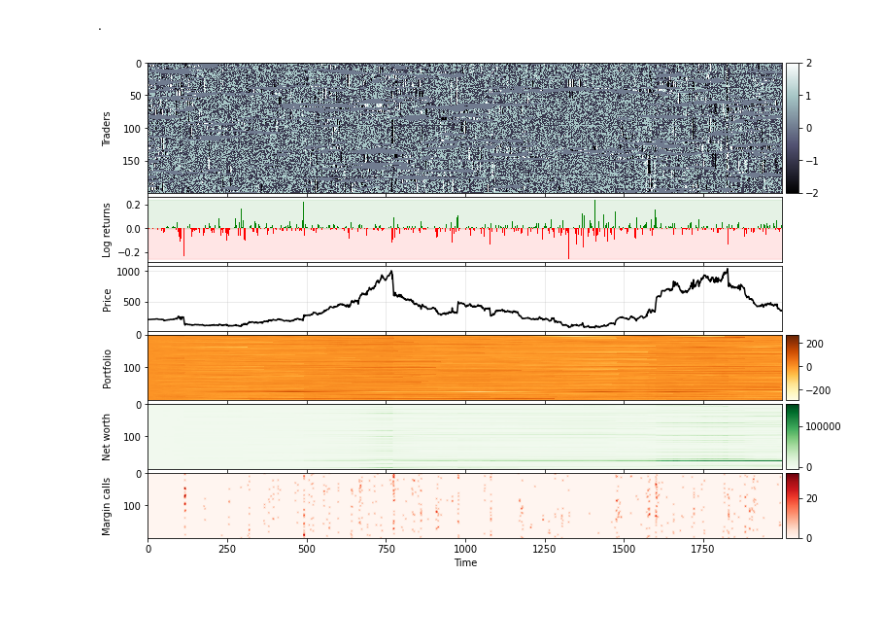
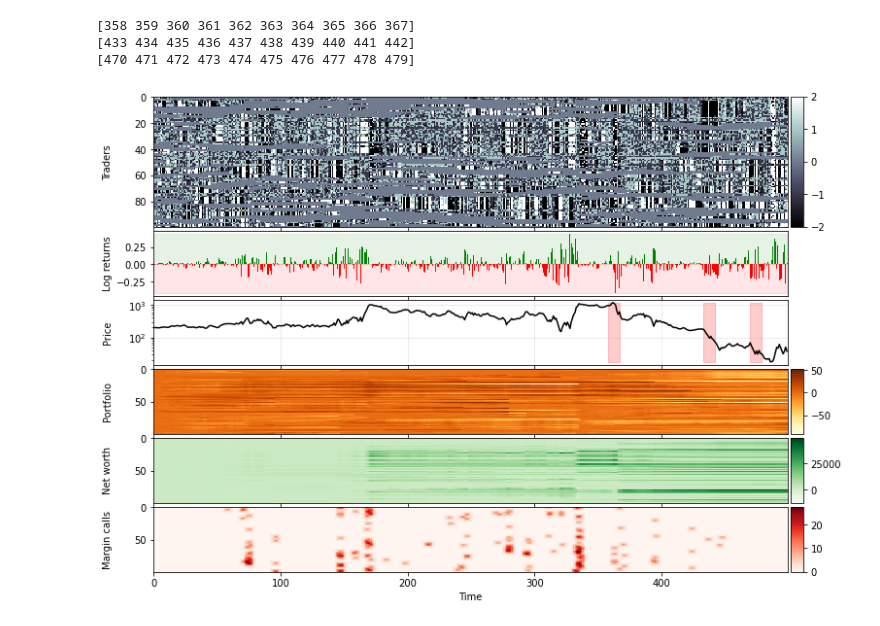
Before and after one commit to charelF/ComplexSystems, a Jupyter notebook: code/charel/CAanim.ipynb, the cells around one changed output. Cells and saved outputs as stored; diff of their text form; code cells hidden in the pictures.

Commit message:
crashes

```diff
--- a/code/charel/CAanim.ipynb
+++ b/code/charel/CAanim.ipynb
@@ -42,6 +43,7 @@ def visualiseNICE(G, P, N, S, X, D, T, U, C, N0, N1):
         ncols=1, nrows=6, figsize=(12,9), sharex=True, gridspec_kw =
         {'wspace':0, 'hspace':space, 'height_ratios':[2,1,1,1,1,1]}
     )
+
     im1 = ax1.imshow(G.T, cmap="bone", interpolation="None", aspect="auto")
     im4 = ax4.imshow(P.T, cmap="YlOrBr", interpolation="None", aspect="auto")
     # amnwc = np.max(np.abs(N-initial_account_balance))  # absolute max net worth change
@@ -62,9 +64,21 @@ def visualiseNICE(G, P, N, S, X, D, T, U, C, N0, N1):
         cax.get_yaxis().set_visible(False)
         cax.axis('off')
 
-    # ax2.set_yscale("log")
+    ax2.set_yscale("log")
     ax2.plot(S, label="S", color="black")
     ax2.grid(alpha=0.3, which="major")
+
+    window = 10
+    crash_indices = analytic_tools.get_crash_indices(X, 0.9, window=window)
+    j=0
+    for i in crash_indices:
+        if i<=j+1: continue
+        j = min(i+window, N0-1)
+        x = np.arange(i,j)
+        print(x)
+        y1 = np.ones_like(x) * S.max()
+        y2 = np.ones_like(x) * S.min()
+        ax2.fill_between(x, y1, y2, color="red", alpha=0.2)
 
     colors = ["red" if x<0 else "green" for x in X]
     ax3.bar(np.arange(len(X)), X, color=colors)
@@ -92,20 +106,22 @@ def visualiseNICE(G, P, N, S, X, D, T, U, C, N0, N1):
     ax5.set_ylabel("Net worth")
     ax8.set_ylabel("Margin calls")
 
-    fig.align_ylabels((ax1,ax2,ax3,ax4,ax5,ax8))
+    fig.align_ylabels((ax1,ax3,ax2,ax4,ax5,ax8))
     plt.tight_layout()
 
     plt.savefig("tmp.png", dpi=300)
     plt.show()
 # %%
-N0=2000
-N1=200
-G,P,N,S,X,D,T,U,C, initial_account_balance = simulation(
-    trigger = False, bound = True, pd = 0.03, pe = 0.01,
-    ph = 0.03, pa = 0.6, N0=N0, N1=N1, A=2, a=1, h=1,
-    pi1 = 0.9, pi2 = 0.05, pi3 = 0.05, ub=1000, lb=20)
-print(".")
+N0=500
+N1=100
+# G,P,N,S,X,D,T,U,C, initial_account_balance = simulation(
+#     trigger = False, bound = True, pd = 0.03, pe = 0.01,
+#     ph = 0.03, pa = 0.6, N0=N0, N1=N1, A=4, a=1, h=1,
+#     pi1 = 0.8, pi2 = 0.1, pi3 = 0.1, ub=1000, lb=20)
+# print(".")
 visualiseNICE(G, P, N, S, X, D, T, U, C, N0, N1)
 # %% [output]
-.
+[358 359 360 361 362 363 364 365 366 367]
+[433 434 435 436 437 438 439 440 441 442]
+[470 471 472 473 474 475 476 477 478 479]
-[figure, old version]
+[figure, new version]
```
Also changed, not shown: parts of 1 cell of this notebook, 5 other files.
